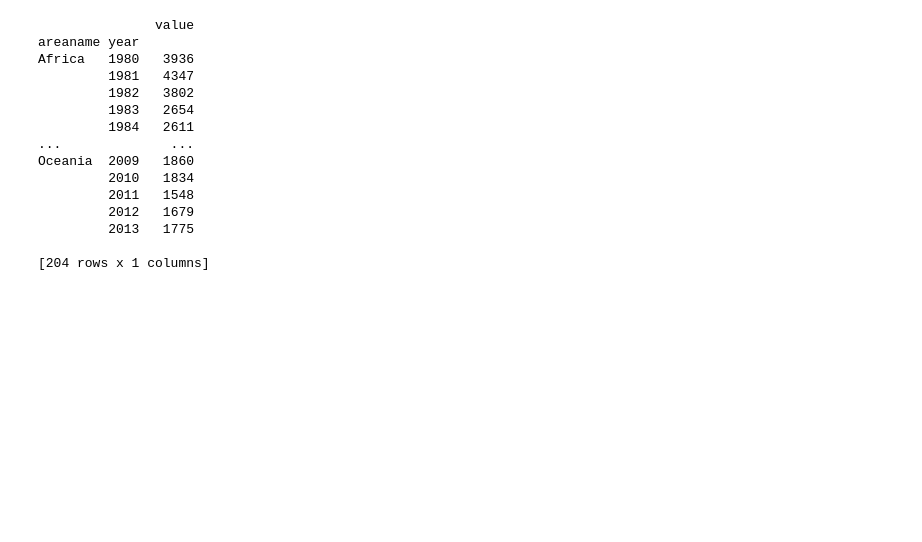
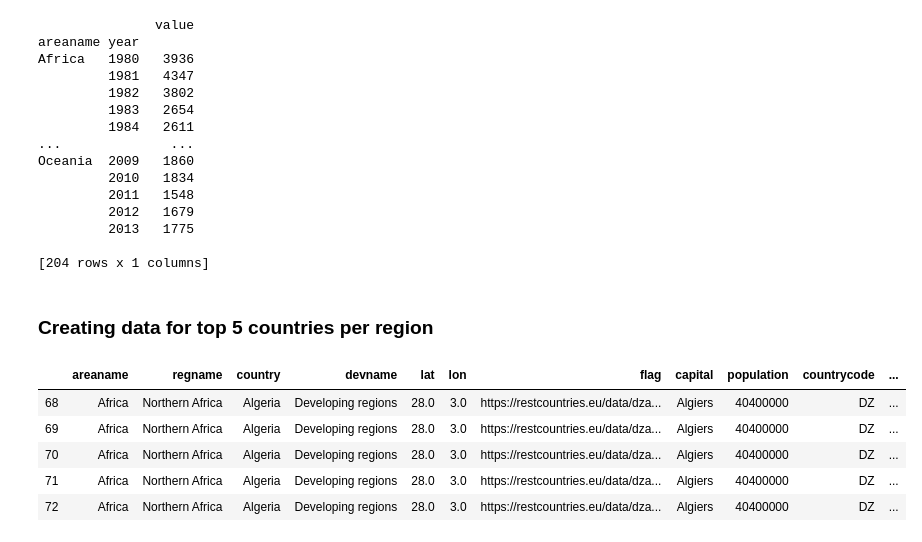
Before and after one commit to amandagward/groupassignment_project_2, a Jupyter notebook: DataTreatment.ipynb, the cells around one changed output. Cells and saved outputs as stored; diff of their text form; code cells hidden in the pictures; blank space fills up the shorter version.

```diff
--- a/DataTreatment.ipynb
+++ b/DataTreatment.ipynb
@@ -273,3 +274,30 @@ Oceania  2009   1860
          2013   1775
 
 [204 rows x 1 columns]
+# %% [markdown]
+### Creating data for top 5 countries per region
+# %%
+
+import pandas as pd
+import requests as req
+import os, json, csv, time
+
+countries_filter = [ 'Egypt' ,'Morocco' ,'Algeria' ,'Somalia' ,'South Africa' ,'India' ,'China','Philippines'  \
+                    ,'Pakistan' ,'Iran (Islamic Republic of)' ,'United Kingdom of Great Britain and Northern Ireland' \
+                    ,'Poland' ,'France' ,'Romania' ,'Portugal' ,'Jamaica' ,'Haiti' ,'Guyana' ,'Colombia' ,'Mexico' \
+                    ,'Australia' ,'Fiji' ,'New Zealand' ,'Tonga' ,'Samoa']
+
+
+file = os.path.join("static", "data", "dataset.csv")
+df = pd.read_csv(file) #, encoding="latin1")
+
+
+top_5_countries = df[df.country.isin(countries_filter)]
+top_5_countries.head()
+# %% [output]
+|  | areaname | regname | country | devname | lat | lon | flag | capital | population | countrycode | ... |
+| 68 | Africa | Northern Africa | Algeria | Developing regions | 28.0 | 3.0 | https://restcountries.eu/data/dza... | Algiers | 40400000 | DZ | ... |
+| 69 | Africa | Northern Africa | Algeria | Developing regions | 28.0 | 3.0 | https://restcountries.eu/data/dza... | Algiers | 40400000 | DZ | ... |
+| 70 | Africa | Northern Africa | Algeria | Developing regions | 28.0 | 3.0 | https://restcountries.eu/data/dza... | Algiers | 40400000 | DZ | ... |
+| 71 | Africa | Northern Africa | Algeria | Developing regions | 28.0 | 3.0 | https://restcountries.eu/data/dza... | Algiers | 40400000 | DZ | ... |
+| 72 | Africa | Northern Africa | Algeria | Developing regions | 28.0 | 3.0 | https://restcountries.eu/data/dza... | Algiers | 40400000 | DZ | ... |
```
Also changed, not shown: parts of 7 cells of this notebook, 9 other files.
